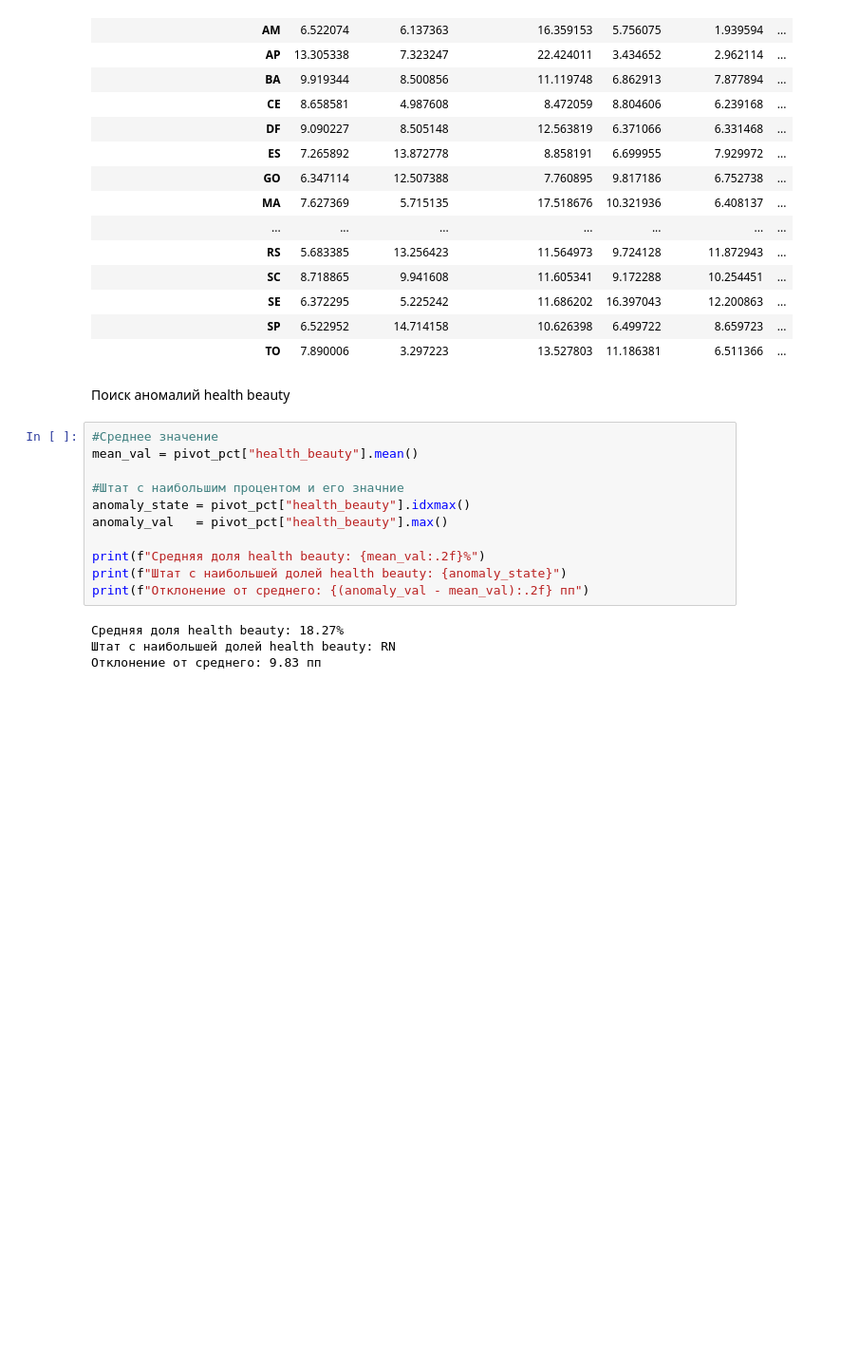
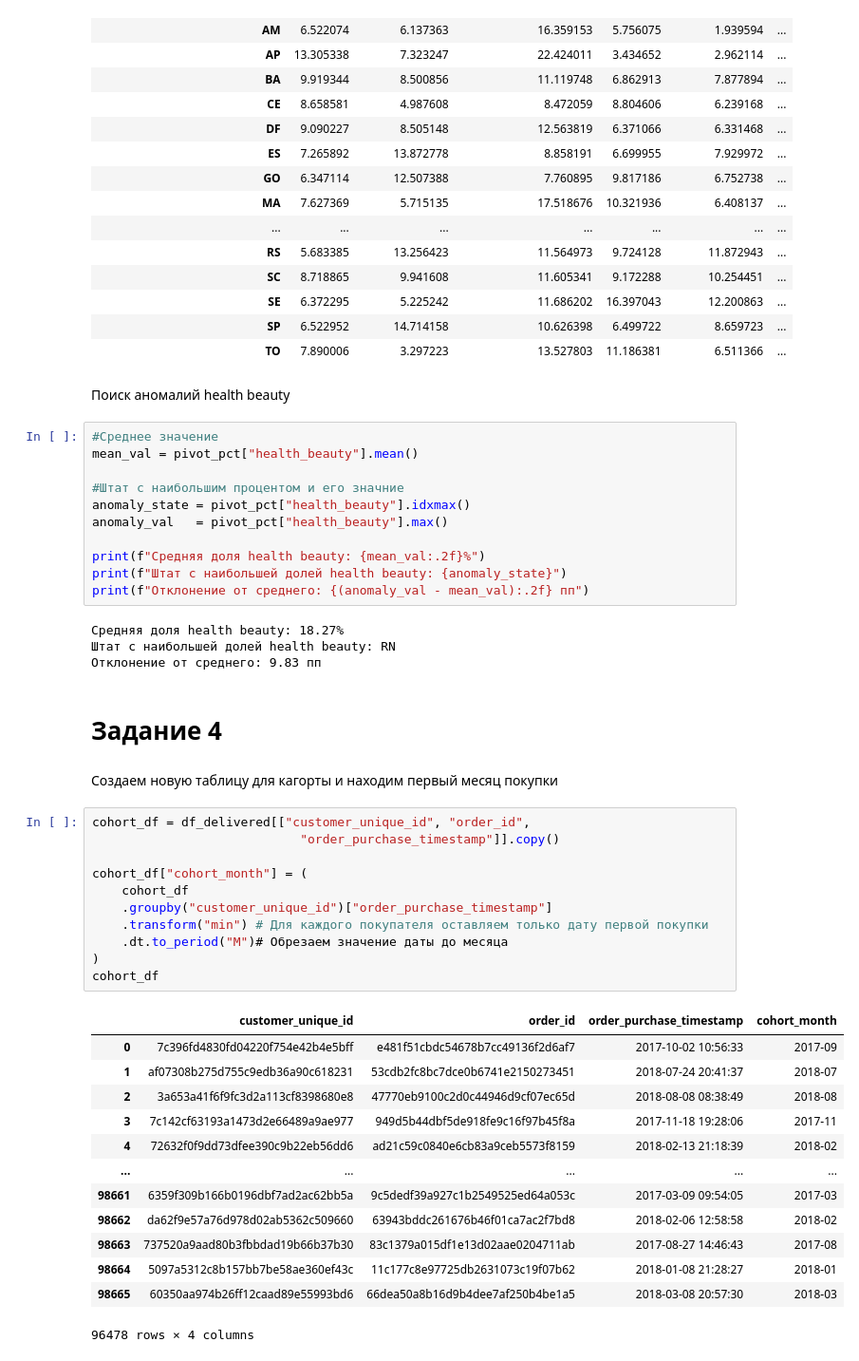
Before and after one commit to Ferrddd/Python-lab3, a Jupyter notebook: main.ipynb, the cells around one changed output. Shown at 95% size. Saved outputs shown, nothing was run; the diff lists cells and outputs as text; blank space fills up the shorter version.

```diff
--- a/main.ipynb
+++ b/main.ipynb
@@ -343,3 +343,32 @@ print(f"Отклонение от среднего: {(anomaly_val - mean_val):.2
 Средняя доля health beauty: 18.27%
 Штат с наибольшей долей health beauty: RN
 Отклонение от среднего: 9.83 пп
+# %% [markdown]
+# Задание 4
+# %% [markdown]
+Создаем новую таблицу для кагорты и находим первый месяц покупки
+# %%
+cohort_df = df_delivered[["customer_unique_id", "order_id",
+                            "order_purchase_timestamp"]].copy()
+
+cohort_df["cohort_month"] = (
+    cohort_df
+    .groupby("customer_unique_id")["order_purchase_timestamp"]
+    .transform("min") # Для каждого покупателя оставляем только дату первой покупки
+    .dt.to_period("M")# Обрезаем значение даты до месяца
+)
+cohort_df
+# %% [output]
+|  | customer_unique_id | order_id | order_purchase_timestamp | cohort_month |
+| 0 | 7c396fd4830fd04220f754e42b4e5bff | e481f51cbdc54678b7cc49136f2d6af7 | 2017-10-02 10:56:33 | 2017-09 |
+| 1 | af07308b275d755c9edb36a90c618231 | 53cdb2fc8bc7dce0b6741e2150273451 | 2018-07-24 20:41:37 | 2018-07 |
+| 2 | 3a653a41f6f9fc3d2a113cf8398680e8 | 47770eb9100c2d0c44946d9cf07ec65d | 2018-08-08 08:38:49 | 2018-08 |
+| 3 | 7c142cf63193a1473d2e66489a9ae977 | 949d5b44dbf5de918fe9c16f97b45f8a | 2017-11-18 19:28:06 | 2017-11 |
+| 4 | 72632f0f9dd73dfee390c9b22eb56dd6 | ad21c59c0840e6cb83a9ceb5573f8159 | 2018-02-13 21:18:39 | 2018-02 |
+| ... | ... | ... | ... | ... |
+| 98661 | 6359f309b166b0196dbf7ad2ac62bb5a | 9c5dedf39a927c1b2549525ed64a053c | 2017-03-09 09:54:05 | 2017-03 |
+| 98662 | da62f9e57a76d978d02ab5362c509660 | 63943bddc261676b46f01ca7ac2f7bd8 | 2018-02-06 12:58:58 | 2018-02 |
+| 98663 | 737520a9aad80b3fbbdad19b66b37b30 | 83c1379a015df1e13d02aae0204711ab | 2017-08-27 14:46:43 | 2017-08 |
+| 98664 | 5097a5312c8b157bb7be58ae360ef43c | 11c177c8e97725db2631073c19f07b62 | 2018-01-08 21:28:27 | 2018-01 |
+| 98665 | 60350aa974b26ff12caad89e55993bd6 | 66dea50a8b16d9b4dee7af250b4be1a5 | 2018-03-08 20:57:30 | 2018-03 |
+96478 rows × 4 columns
```
Also changed, not shown: parts of 6 cells of this notebook, 1 other file.
